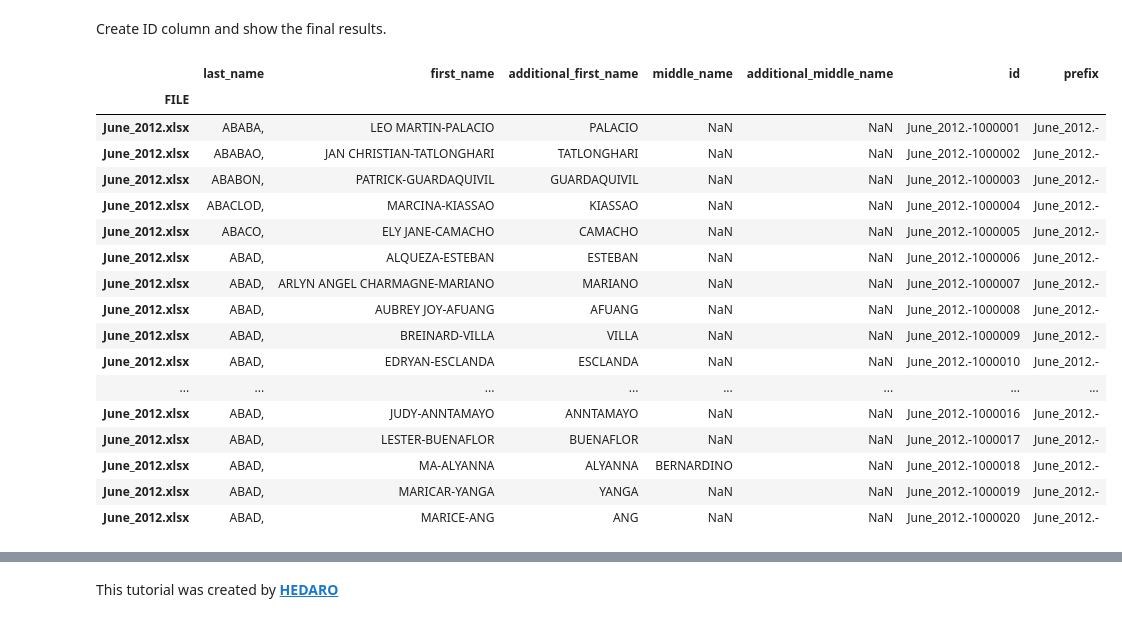
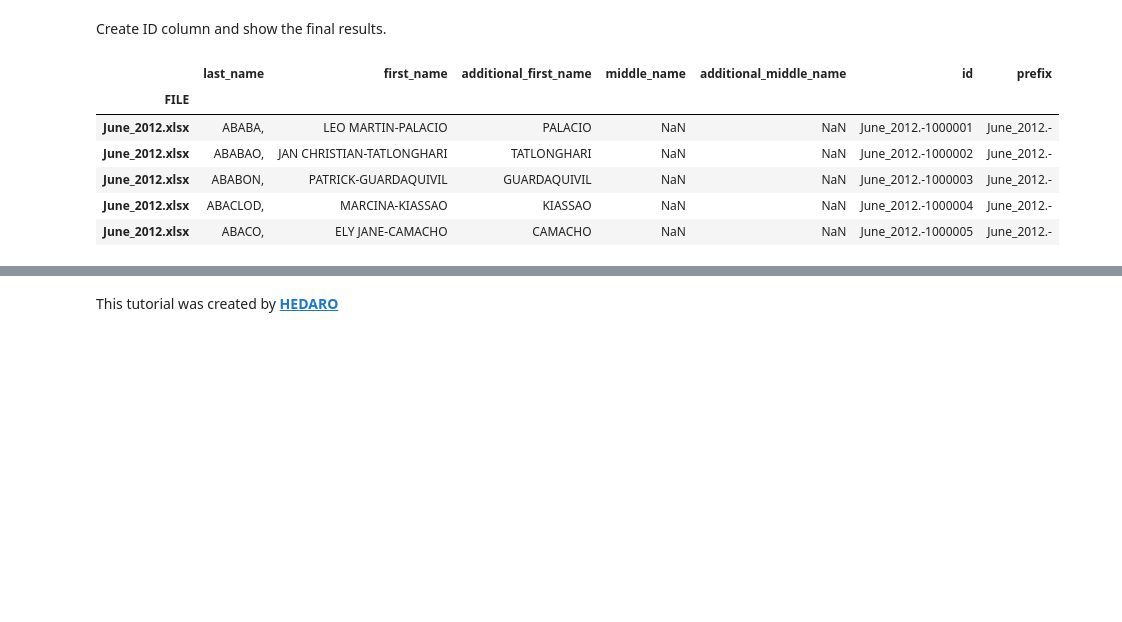
Before and after one commit to DataWranglerPro/quartz, a Jupyter notebook: content/Assets/notebooks/data_cleaning_job.ipynb, the cells around one changed output, grey strips where cells are left out. Cells and saved outputs as stored; diff of their text form; code cells hidden in the pictures; blank space fills up the shorter version.

```diff
--- a/content/Assets/notebooks/data_cleaning_job.ipynb
+++ b/content/Assets/notebooks/data_cleaning_job.ipynb
@@ -257,35 +236,24 @@ Create ID column and show the final results.
 # %%
 # this creates identity column
 draft['id'] = draft.loc[:,'last_name'].rank(method='first') + 1000000
 
 # get rid of decimals
 draft['id'] = draft.loc[:,'id'].apply(lambda x: str(round(x, 1)).split('.')[0])
 
 # create prefix
 draft['prefix'] = [x[:-4] + '-' for x in draft.index.values]
 
 # combine
 draft['id'] = draft['prefix'] + draft['id']
 
-draft.head(20)
+draft.head()
 # %% [output]
 |  | last_name | first_name | additional_first_name | middle_name | additional_middle_name | id | prefix |
 | FILE |  |  |  |  |  |  |  |
 | June_2012.xlsx | ABABA, | LEO MARTIN-PALACIO | PALACIO | NaN | NaN | June_2012.-1000001 | June_2012.- |
 | June_2012.xlsx | ABABAO, | JAN CHRISTIAN-TATLONGHARI | TATLONGHARI | NaN | NaN | June_2012.-1000002 | June_2012.- |
 | June_2012.xlsx | ABABON, | PATRICK-GUARDAQUIVIL | GUARDAQUIVIL | NaN | NaN | June_2012.-1000003 | June_2012.- |
 | June_2012.xlsx | ABACLOD, | MARCINA-KIASSAO | KIASSAO | NaN | NaN | June_2012.-1000004 | June_2012.- |
 | June_2012.xlsx | ABACO, | ELY JANE-CAMACHO | CAMACHO | NaN | NaN | June_2012.-1000005 | June_2012.- |
-| June_2012.xlsx | ABAD, | ALQUEZA-ESTEBAN | ESTEBAN | NaN | NaN | June_2012.-1000006 | June_2012.- |
-| June_2012.xlsx | ABAD, | ARLYN ANGEL CHARMAGNE-MARIANO | MARIANO | NaN | NaN | June_2012.-1000007 | June_2012.- |
-| June_2012.xlsx | ABAD, | AUBREY JOY-AFUANG | AFUANG | NaN | NaN | June_2012.-1000008 | June_2012.- |
-| June_2012.xlsx | ABAD, | BREINARD-VILLA | VILLA | NaN | NaN | June_2012.-1000009 | June_2012.- |
-| June_2012.xlsx | ABAD, | EDRYAN-ESCLANDA | ESCLANDA | NaN | NaN | June_2012.-1000010 | June_2012.- |
-| ... | ... | ... | ... | ... | ... | ... | ... |
-| June_2012.xlsx | ABAD, | JUDY-ANNTAMAYO | ANNTAMAYO | NaN | NaN | June_2012.-1000016 | June_2012.- |
-| June_2012.xlsx | ABAD, | LESTER-BUENAFLOR | BUENAFLOR | NaN | NaN | June_2012.-1000017 | June_2012.- |
-| June_2012.xlsx | ABAD, | MA-ALYANNA | ALYANNA | BERNARDINO | NaN | June_2012.-1000018 | June_2012.- |
-| June_2012.xlsx | ABAD, | MARICAR-YANGA | YANGA | NaN | NaN | June_2012.-1000019 | June_2012.- |
-| June_2012.xlsx | ABAD, | MARICE-ANG | ANG | NaN | NaN | June_2012.-1000020 | June_2012.- |
 # %%
 # final results
```
Also changed, not shown: parts of 3 cells of this notebook, 2 other files.
